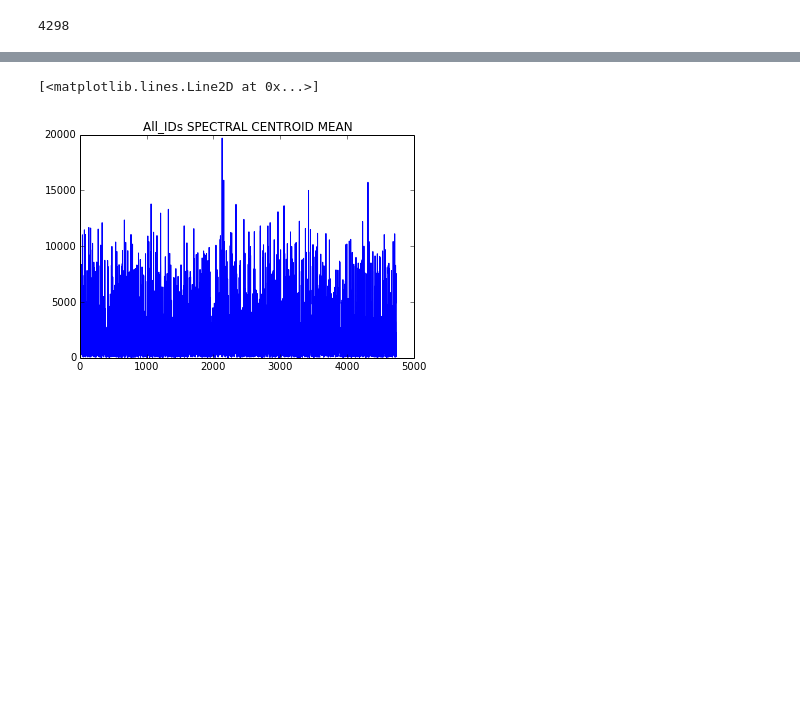
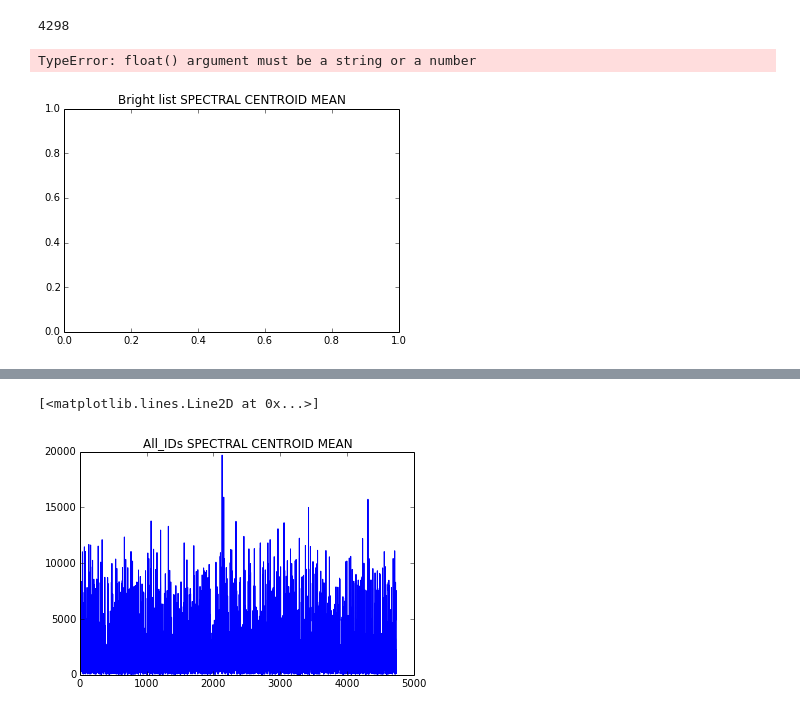
Before and after one commit to pedrogogo/SMC_Th, a Jupyter notebook: json_read_computing_essentia_descriptors.ipynb, the cells around one changed output, grey strips where cells are left out. Drawn from its saved outputs; the diff is of its cells as text; code cells hidden in the pictures; blank space fills up the shorter version.

Commit message:
Computing, plotting mean of bright and hard lists

```diff
--- a/json_read_computing_essentia_descriptors.ipynb
+++ b/json_read_computing_essentia_descriptors.ipynb
@@ -35,7 +37,7 @@ with open('csv_files/reverb.csv', 'rb') as f:
     reverb_list_csv = map(tuple, reader)
     reverb_list = [l[0] for l in reverb_list_csv]
 
-with open('csv_files/clear.csv', 'rb') as f:
+with open('clear.csv', 'rb') as f:
     reader = csv.reader(f)
     clear_list_csv = list(reader)
     clear_list = [l[0] for l in clear_list_csv]
@@ -60,7 +62,7 @@ with open('csv_files/metallic.csv', 'rb') as f:
     metallic_list_csv = list(reader)
     metallic_list = [l[0] for l in metallic_list_csv]
 
-with open('sharp.csv', 'rb') as f:
+with open('csv_files/sharp.csv', 'rb') as f:
     reader = csv.reader(f)
     sharp_list_csv = list(reader)
     sharp_list = [l[0] for l in sharp_list_csv]
@@ -138,0 +139,6 @@ oteher_mean = np.array(oteher_mean)
+# %%
+plt.title ('Bright list SPECTRAL CENTROID MEAN')
+plt.plot(sc_bright_mean)
+# %% [output]
+TypeError: float() argument must be a string or a number
+[figure, added]
```
Also changed, not shown: parts of 13 cells of this notebook.
